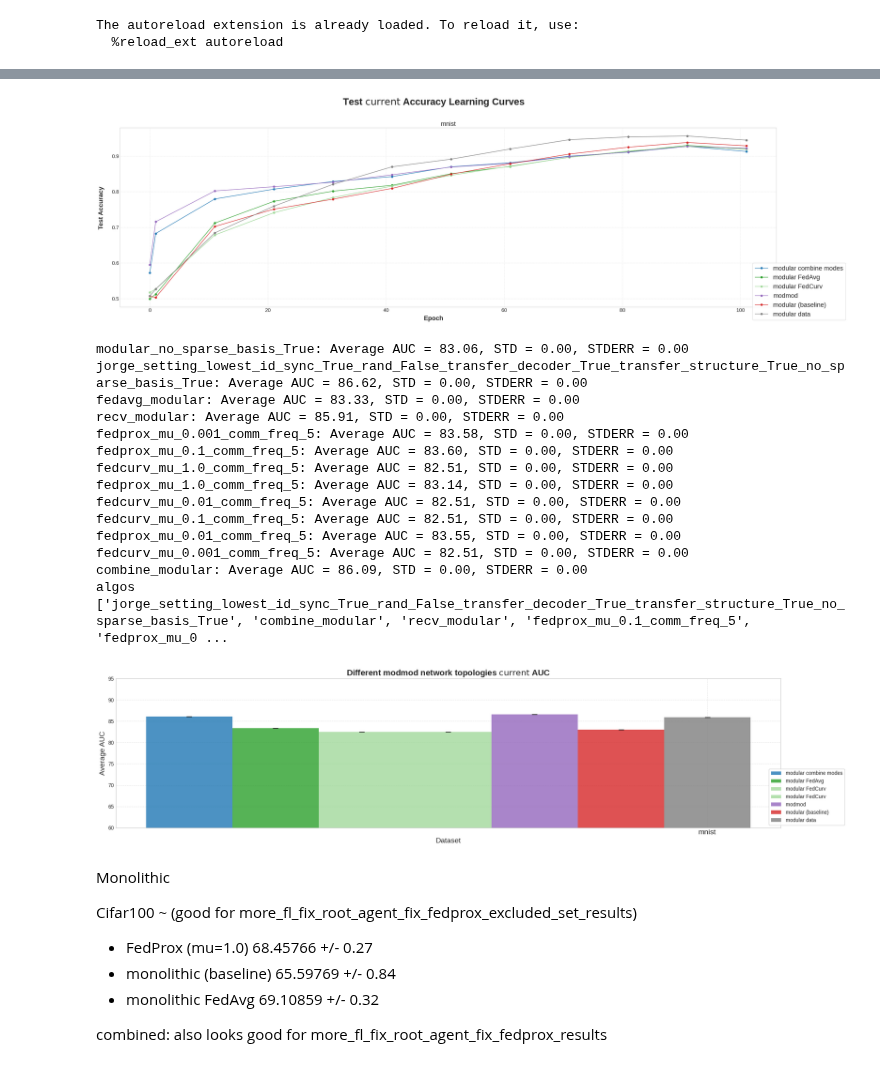
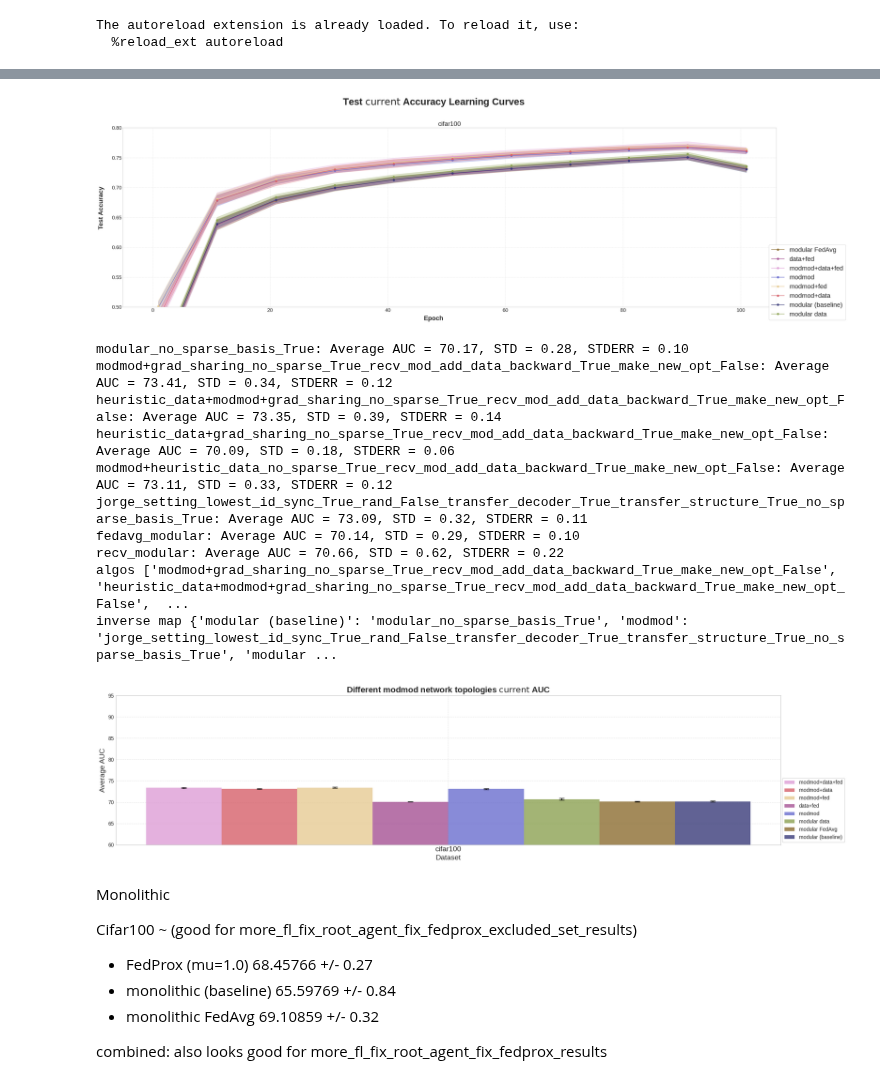
Before and after one commit to vlongle/learning-hive, a Jupyter notebook: plot_learning_curve.ipynb, the cells around one changed output, grey strips where cells are left out. Cells and saved outputs as stored; diff of their text form; code cells hidden in the pictures.

Commit message:
desktop sync

```diff
--- a/plot_learning_curve.ipynb
+++ b/plot_learning_curve.ipynb
@@ -54,7 +54,7 @@ def format_df_for_table(data_seed_aucs):
 # "modmod_topology" "fedavg_modular_topology" "fedavg_monolithic_topology"]
 # what_to_plot = "all_avg"
 what_to_plot = "modular"
-# what_to_plot = "combine_modes_modular"
+what_to_plot = "combine_modes_modular"
 # what_to_plot = "modular_ablation"
 # what_to_plot = "monolithic"
 # what_to_plot = "recv_modular"
@@ -73,15 +73,16 @@ what_to_plot = "modular"
 
 # what_to_plot = "fedavg_modular_budget"
 # %%
-datasets = ["mnist", "kmnist", "fashionmnist", "combined", "cifar100"]
+# datasets = ["mnist", "kmnist", "fashionmnist", "combined", "cifar100"]
 # datasets = ["combined"]
-datasets = ["mnist", "kmnist", "fashionmnist"]
+# datasets = ["mnist", "kmnist", "fashionmnist", "combined"]
 # datasets = ["kmnist"]
-datasets = ["mnist"]
+# datasets = ["mnist"]
 # datasets = ["mnist", "kmnist"]
 # datasets = ["mnist", "combined"]
 # datasets = ["mnist", "cifar100"]
 # datasets = ["combined"]
+datasets=["cifar100"]
 experiment_folder = "experiment_results"
 
 
@@ -108,7 +109,7 @@ metric='test_acc'
 # tasks = [3,4]
 # agent_ids = ['agent_5']
 # tasks=[5]
-seeds = [0]
+# seeds = [0]
 
 
 num_tryout_epochs = 20
@@ -275,6 +276,8 @@ def get_save_dirs_fedavg(dataset, seed):
             name = f'fedavg_{algo}'
             save_dirs[name] = get_save_dir(experiment_folder, "jorge_setting_fedavg",
                                                 dataset, algo, num_trains_per_class, use_contrastive_opt, seed)
+            save_dirs[name] = get_save_dir('.', "rerun_fedavg_results",
+                                                dataset, algo, num_trains_per_class, use_contrastive_opt, seed)
     return save_dirs
 
 
@@ -315,8 +318,16 @@ def get_save_dirs(dataset, seed):
 
     elif "combine_modes" in what_to_plot:
         save_dirs.update(get_save_dirs_base(dataset, seed))
+        # save_dirs.update(get_save_dirs_multiple_folders(dataset, seed,
+        # root_experiment_folder="combine_modes_results",))
+
         save_dirs.update(get_save_dirs_multiple_folders(dataset, seed,
-        root_experiment_folder="combine_modes_results",))
+        root_experiment_folder="cifar_combine_modes_results",))
+        if "modular" in algos:
+            save_dirs.update(get_save_dirs_modmod(dataset, seed))
+        save_dirs.update(get_save_dirs_fedavg(dataset, seed))
+        save_dirs.update(get_save_dirs_recv(dataset, seed))
+
 
     elif what_to_plot == "modular_ablation":
         save_dirs.update(get_save_dirs_base(dataset, seed))
@@ -714,10 +725,10 @@ colormap
 # %%
 plot_learning_curve_dataset(dataset_agg_dfs, remap_name=remap_name, colormap=colormap,
                             mode=mode, save_fig_path=f'Figures/{what_to_plot}_lc.pdf',
-                            error_type='sem',
+                            error_type='std',
                             metric=metric)
 # %% [output]
-[figure, old version]
+[figure, new version]
 # %%
 custom_algo_order = ['modmod',
  'random (p=0.25)',
@@ -793,41 +804,40 @@ custom_algo_order = [
 'modmod+data+fed',
 'modmod+data',
 'modmod+fed',
-# 'data+fed',
+'data+fed',
 'modmod',
-'data',
-'fed',
+# 'data',
+"modular data",
+# 'fed',
+'modular FedAvg',
 'modular (baseline)',
 ]
 # %%
 # plot_auc_combined(dataset_seed_aucs, remap_name=remap_name, colormap=colormap_alternative_0, mode=mode, save_fig_path=f'Figures/{what_to_plot}_auc.pdf',
 #                   bar_width=0.05,
 #                   custom_algo_order=custom_algo_order,
 #                   plot_prefix_name="Different FedAvg monolithic network topologies ",
 #                   error_type="sem")
 
 
 plot_auc_combined(dataset_seed_aucs, remap_name=remap_name, colormap=colormap, mode=mode, save_fig_path=f'Figures/{what_to_plot}_auc.pdf',
+                custom_algo_order=custom_algo_order,
                   bar_width=0.05,
                   plot_prefix_name="Different modmod network topologies ",
                   error_type="sem",
                   min_y=60, max_y=95, figsize=(20, 5))
 # %% [output]
-modular_no_sparse_basis_True: Average AUC = 83.06, STD = 0.00, STDERR = 0.00
-jorge_setting_lowest_id_sync_True_rand_False_transfer_decoder_True_transfer_structure_True_no_sparse_basis_True: Average AUC = 86.62, STD = 0.00, STDERR = 0.00
-fedavg_modular: Average AUC = 83.33, STD = 0.00, STDERR = 0.00
-recv_modular: Average AUC = 85.91, STD = 0.00, STDERR = 0.00
-fedprox_mu_0.001_comm_freq_5: Average AUC = 83.58, STD = 0.00, STDERR = 0.00
-fedprox_mu_0.1_comm_freq_5: Average AUC = 83.60, STD = 0.00, STDERR = 0.00
-fedcurv_mu_1.0_comm_freq_5: Average AUC = 82.51, STD = 0.00, STDERR = 0.00
-fedprox_mu_1.0_comm_freq_5: Average AUC = 83.14, STD = 0.00, STDERR = 0.00
-fedcurv_mu_0.01_comm_freq_5: Average AUC = 82.51, STD = 0.00, STDERR = 0.00
-fedcurv_mu_0.1_comm_freq_5: Average AUC = 82.51, STD = 0.00, STDERR = 0.00
-fedprox_mu_0.01_comm_freq_5: Average AUC = 83.55, STD = 0.00, STDERR = 0.00
-fedcurv_mu_0.001_comm_freq_5: Average AUC = 82.51, STD = 0.00, STDERR = 0.00
-combine_modular: Average AUC = 86.09, STD = 0.00, STDERR = 0.00
-algos ['jorge_setting_lowest_id_sync_True_rand_False_transfer_decoder_True_transfer_structure_True_no_sparse_basis_True', 'combine_modular', 'recv_modular', 'fedprox_mu_0.1_comm_freq_5', 'fedprox_mu_0 ...
+modular_no_sparse_basis_True: Average AUC = 70.17, STD = 0.28, STDERR = 0.10
+modmod+grad_sharing_no_sparse_True_recv_mod_add_data_backward_True_make_new_opt_False: Average AUC = 73.41, STD = 0.34, STDERR = 0.12
+heuristic_data+modmod+grad_sharing_no_sparse_True_recv_mod_add_data_backward_True_make_new_opt_False: Average AUC = 73.35, STD = 0.39, STDERR = 0.14
+heuristic_data+grad_sharing_no_sparse_True_recv_mod_add_data_backward_True_make_new_opt_False: Average AUC = 70.09, STD = 0.18, STDERR = 0.06
+modmod+heuristic_data_no_sparse_True_recv_mod_add_data_backward_True_make_new_opt_False: Average AUC = 73.11, STD = 0.33, STDERR = 0.12
+jorge_setting_lowest_id_sync_True_rand_False_transfer_decoder_True_transfer_structure_True_no_sparse_basis_True: Average AUC = 73.09, STD = 0.32, STDERR = 0.11
+fedavg_modular: Average AUC = 70.14, STD = 0.29, STDERR = 0.10
+recv_modular: Average AUC = 70.66, STD = 0.62, STDERR = 0.22
+algos ['modmod+grad_sharing_no_sparse_True_recv_mod_add_data_backward_True_make_new_opt_False', 'heuristic_data+modmod+grad_sharing_no_sparse_True_recv_mod_add_data_backward_True_make_new_opt_False',  ...
+inverse map {'modular (baseline)': 'modular_no_sparse_basis_True', 'modmod': 'jorge_setting_lowest_id_sync_True_rand_False_transfer_decoder_True_transfer_structure_True_no_sparse_basis_True', 'modular ...
-[figure, old version]
+[figure, new version]
 # %% [markdown]
 Monolithic
 
```
Also changed, not shown: parts of 8 cells of this notebook, 3 other files.
